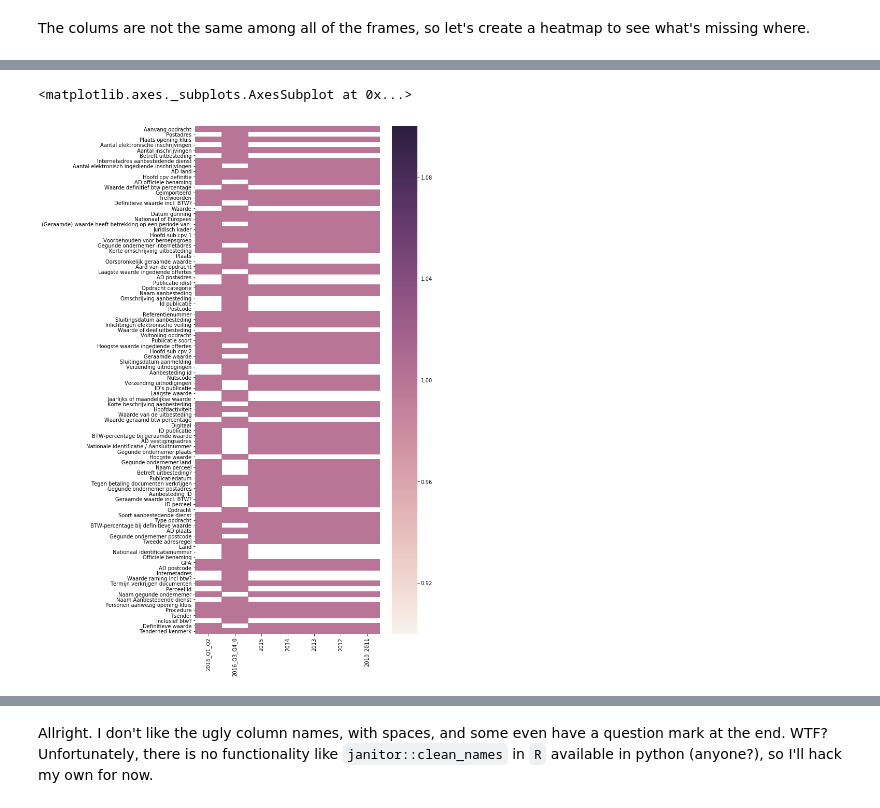
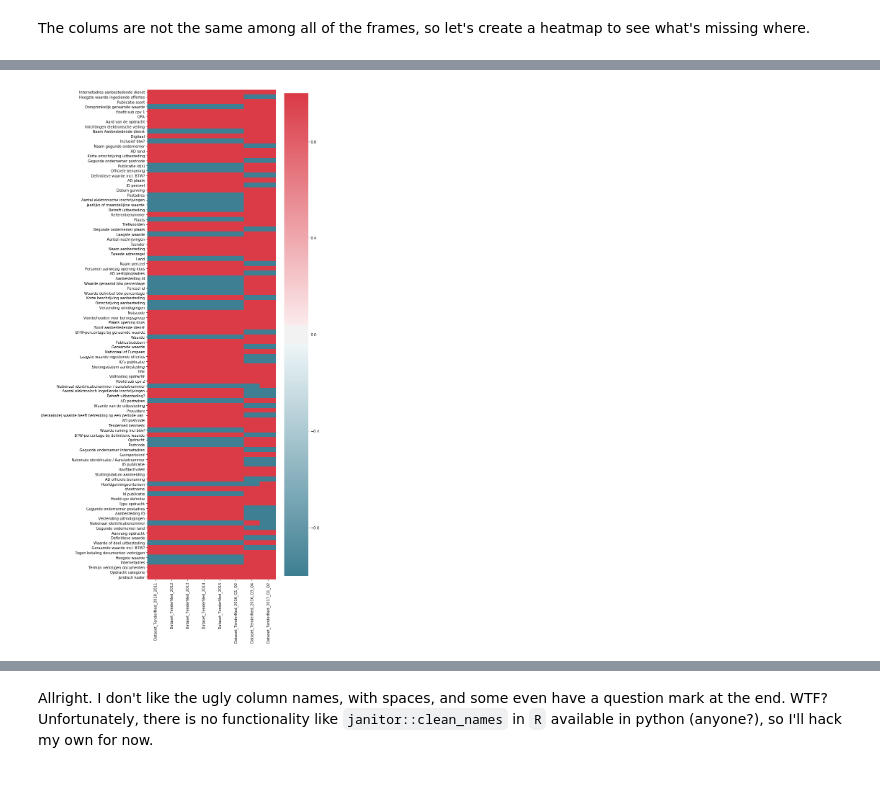
Before and after one commit to Gijs-Koot/Gijs-Koot.github.io, a Jupyter notebook: notebooks/tender-cleanup.ipynb, the cells around one changed output, grey strips where cells are left out. Saved outputs shown, nothing was run; the diff lists cells and outputs as text; code cells hidden in the pictures.

```diff
--- a/notebooks/tender-cleanup.ipynb
+++ b/notebooks/tender-cleanup.ipynb
@@ -10,6 +14,6 @@ url = "https://www.tenderned.nl/over-tenderned/datasets-aanbestedingen"
 
 soup  = BeautifulSoup(requests.get(url).content, "html.parser")
 
-links = [link for link in [a.attrs["href"] for a in soup.find_all("a")] if "Dataset" in link]
+links = [link for link in [a.attrs["href"] for a in soup.find_all("a") if "href" in a.attrs] if "Dataset" in link]
 links
 # %% [output]
@@ -38,0 +45,17 @@ names
+# %%
+frames = list()
+guides = list()
+
+for link in links:
+
+    print(f"Reading {link} ..")
+
+    all_sheets = pd.read_excel(link, sheetname = None)
+    for nm, sheet in all_sheets.items():
+        if nm.startswith("Dataset"):
+            print(f"Adding {nm} ..")
+            frames.append(sheet.assign(link = link, sheetname = nm))
+        elif nm == "Leeswijzer":
+            guides.append(sheet.assign(link = link))
+
+print(f"Downloaded {len(frames)} separate sheets and {len(guides)} reading guides")
@@ -48,14 +81,11 @@ Populating the interactive namespace from numpy and matplotlib
 # %%
 all_columns = set(reduce(lambda x, y: x + y, [list(df.columns) for df in frames]))
 
 missing = pd.DataFrame(index=all_columns)
 
-for name, frame in zip(names, frames):
+for frame in frames: missing.loc[frame.columns, frame.loc[0, "sheetname"]] = 1
 
-    missing.loc[frame.columns, name] = 1
-
-plt.figure(figsize = (8, 18))
-sns.heatmap(missing)
+plt.figure(figsize = (8, 25))
+sns.heatmap(missing.fillna(-1), cmap = sns.diverging_palette(220, 10, as_cmap=True));
 # %% [output]
-<matplotlib.axes._subplots.AxesSubplot at 0x...>
-[figure, old version]
+[figure, new version]
```
Also changed, not shown: parts of 25 cells of this notebook, 1 other file.
